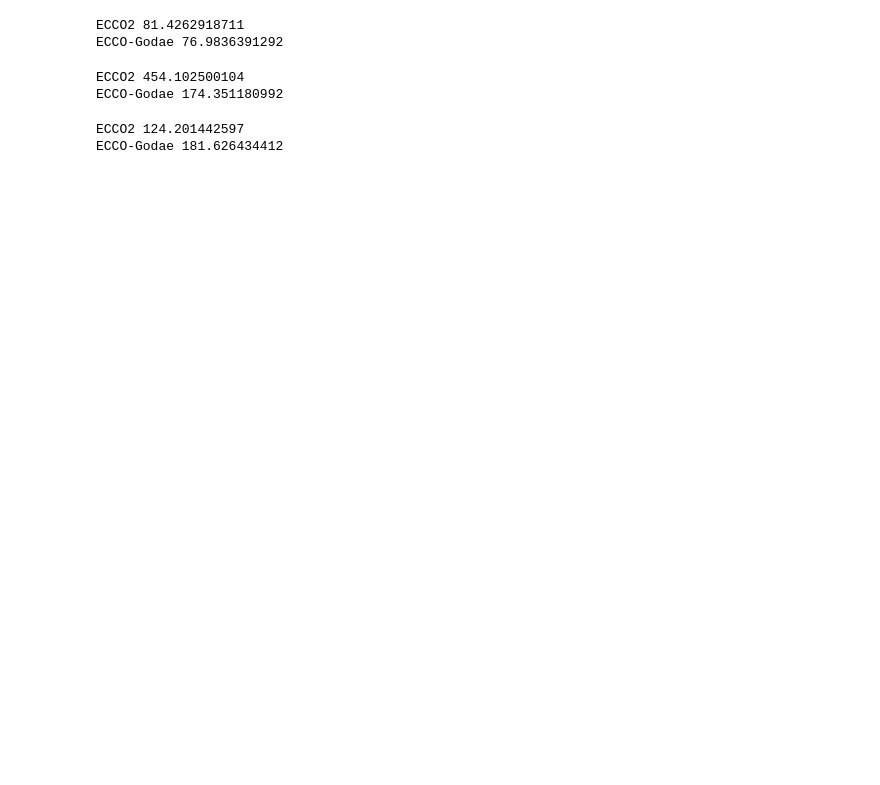
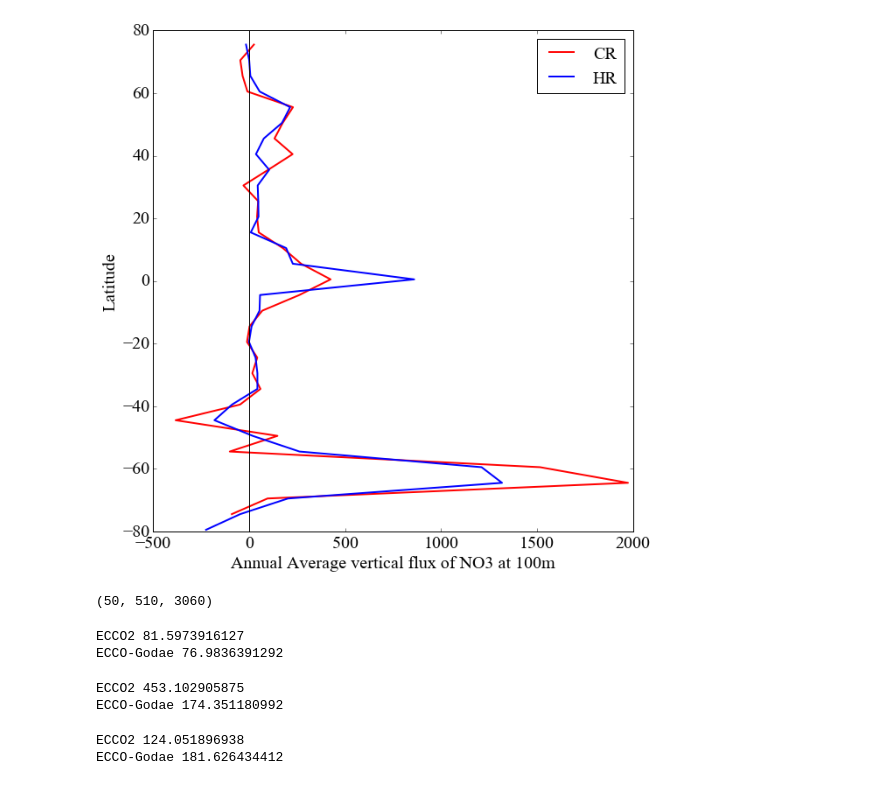
Before and after one commit to sophieclayton/model_comparison, a Jupyter notebook: python_figures/upflux_100m.ipynb, the cells around one changed output. Drawn from its saved outputs; the diff is of its cells as text; code cells hidden in the pictures; blank space fills up the shorter version.

```diff
--- a/python_figures/upflux_100m.ipynb
+++ b/python_figures/upflux_100m.ipynb
@@ -81,7 +123,72 @@ plt.show()
+# %%
+# work out the latitudinally averaged vertical nutrient supply
+
+# EG
+CRHFmask = CRmask *HFCR*RA
+binsize = 5
+ybin = np.arange(-79.5, 79.5, binsize)
+
+binnedcr = np.empty([len(ybin)])
+numobs = np.empty([len(ybin)])
+areacr = np.empty([len(ybin)])
+
+for i in range(len(ybin)):
+    lat = ybin[i]
+
+    nn = len((YC>lat-binsize/2) & (YC<=lat +binsize/2))
+    if nn > 0:
+        #print YC[[(YC>(lat-binsize/2)) & (YC<(lat +binsize/2))]]
+        areacr[i] = np.nansum(RA[(YC>lat-binsize/2) & (YC<lat +binsize/2)])
+        binnedcr[i] = np.nansum(CRHFmask[(YC>lat-binsize/2) & (YC<lat +binsize/2)])/areacr[i]
+        numobs[i] = nn
+
+    else:
+        binnedcr[i] = np.nan
+        numobs[i,j] = np.nan
+
+# E2
+HRHFmask = HRmask *HFHR[0,:,:]*RAC
+
+binnedhr = np.empty([len(ybin)])
+numobs = np.empty([len(ybin)])
+areahr = np.empty([len(ybin)])
+
+for i in range(len(ybin)):
+    lat = ybin[i]
+
+    nn = len((YG>lat-binsize/2) & (YG<=lat +binsize/2))
+    if nn > 0:
+        #print YC[[(YC>(lat-binsize/2)) & (YC<(lat +binsize/2))]]
+        areahr[i] = np.nansum(RAC[(YG>lat-binsize/2) & (YG<lat +binsize/2)])
+        binnedhr[i] = np.nansum(HRHFmask[(YG>lat-binsize/2) & (YG<lat +binsize/2)])/areahr[i]
+        numobs[i] = nn
+
+    else:
+        binnedhr[i] = np.nan
+        numobs[i,j] = np.nan
+
+s_to_y = 365
+
+fig3 = plt.figure(3, figsize=(9,9), dpi = 600)
+
+plt.plot(binnedcr*s_to_y, ybin,'-r', label = 'CR', lw =2)
+plt.plot(binnedhr*s_to_y, ybin,'-b',label= 'HR',lw = 2)
+plt.ylabel('Latitude', fontsize=20)
+plt.legend(fontsize = 20)
+plt.tick_params(axis='both', which='major', labelsize=20)
+plt.xlabel(r'Annual Average vertical flux of NO3 at 100m', fontsize=20)
+plt.axvline(0, color='k')
+plt.show()
+# %% [output]
+[figure, added]
+# %%
+print np.shape(HFHR)
+# %% [output]
+(50, 510, 3060)
 # %%
 # SUBTROPICS - N Hemisphere
 
-HRint = HRWN[1,:,:]*HFHR*RAC
+HRint = HRWN[1,:,:]*HFHR[0,:,:]*RAC
 subset = HRint[(YG>5) & (YG<40)]
 print 'ECCO2', np.nansum(subset)*365/(np.sum(RAC[(YG>5) & (YG<40)]))
 
@@ -90,12 +197,12 @@ CRint = CRWN[1,:,:]*HFCR*RA
 subset = CRint[(YC>5) & (YC<40)]
 print 'ECCO-Godae', np.nansum(subset)*365/(np.sum(RA[(YC>5) & (YC<40)]))
 # %% [output]
-ECCO2 81.4262918711
+ECCO2 81.5973916127
 ECCO-Godae 76.9836391292
 # %%
 # EQUATORIAL UPWELLING
 
-HRint = HRWN[1,:,:]*HFHR*RAC
+HRint = HRWN[1,:,:]*HFHR[0,:,:]*RAC
 subset = HRint[(YG>-5) & (YG<5)]
 print 'ECCO2', np.nansum(subset)*365/(np.sum(RAC[(YG>-5) & (YG<5)]))
 
@@ -104,13 +211,13 @@ CRint = CRWN[1,:,:]*HFCR*RA
 subset = CRint[(YC>-2) & (YC<2)]
 print 'ECCO-Godae', np.nansum(subset)*365/(np.sum(RA[(YC>-5) & (YC<5)]))
 # %% [output]
-ECCO2 454.102500104
+ECCO2 453.102905875
 ECCO-Godae 174.351180992
 # %%
 # SUBPOLAR - N Hemisphere
 # this is in mmol NO3/m2/year
 
-HRint = HRWN[1,:,:]*HFHR*RAC
+HRint = HRWN[1,:,:]*HFHR[0,:,:]*RAC
 subset = HRint[(YG>40) & (YG<60)]
 print 'ECCO2', np.nansum(subset)*365/(np.sum(RAC[(YG>40) & (YG<60)]))
 
@@ -118,7 +225,7 @@ CRint = CRWN[1,:,:]*HFCR*RA
 subset = CRint[(YC>40) & (YC<60)]
 print 'ECCO-Godae', np.nansum(subset)*365/(np.sum(RA[(YC>40) & (YC<60)]))
 # %% [output]
-ECCO2 124.201442597
+ECCO2 124.051896938
 ECCO-Godae 181.626434412
 # %%
 # SUBTROPICS - S Hemisphere
```
Also changed, not shown: parts of 8 cells of this notebook.
